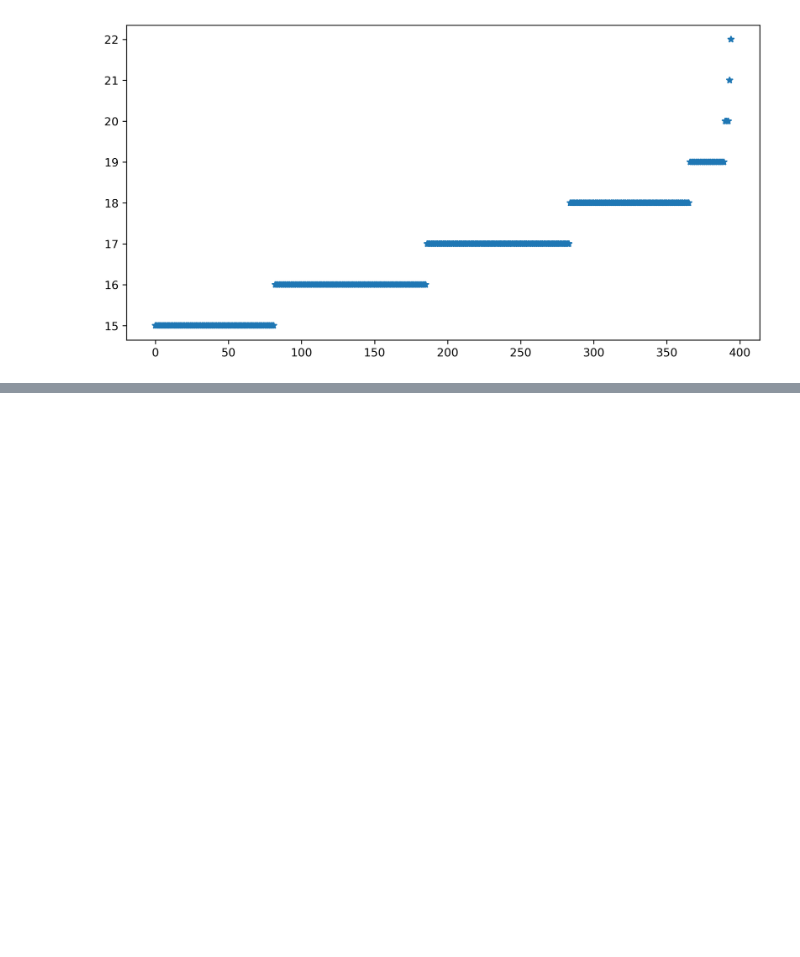
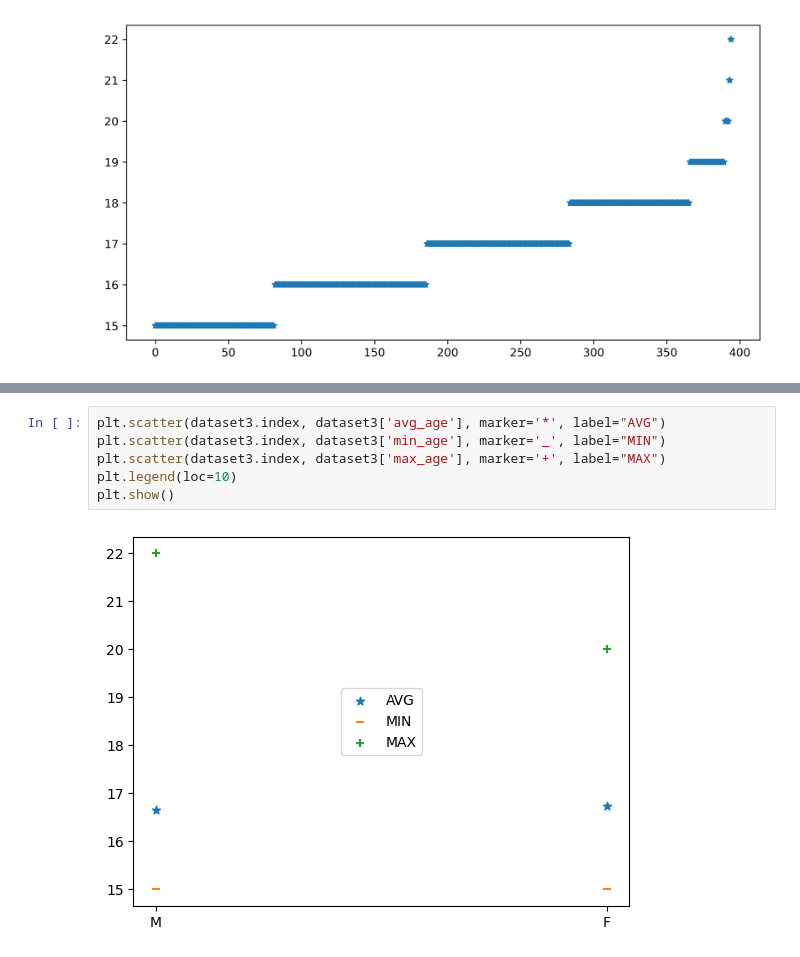
Before and after one commit to kplawik/MetodyWizualizacjiDanych, a Jupyter notebook: zadania_6.ipynb, the cells around one changed output, grey strips where cells are left out. Drawn from its saved outputs; the diff is of its cells as text; blank space fills up the shorter version.

```diff
--- a/zadania_6.ipynb
+++ b/zadania_6.ipynb
@@ -63,0 +133,8 @@ plt.close(3)
+# %%
+plt.scatter(dataset3.index, dataset3['avg_age'], marker='*', label="AVG")
+plt.scatter(dataset3.index, dataset3['min_age'], marker='_', label="MIN")
+plt.scatter(dataset3.index, dataset3['max_age'], marker='+', label="MAX")
+plt.legend(loc=10)
+plt.show()
+# %% [output]
+[figure, added]
```
Also changed, not shown: parts of 16 cells of this notebook.
